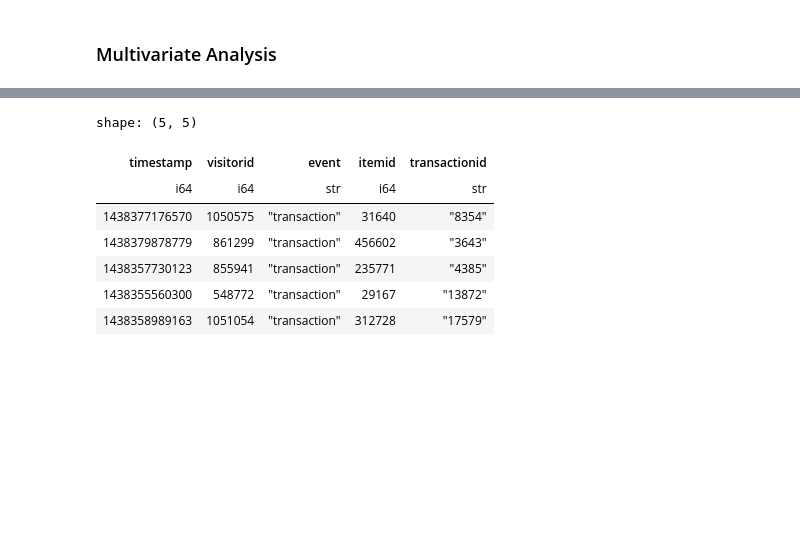
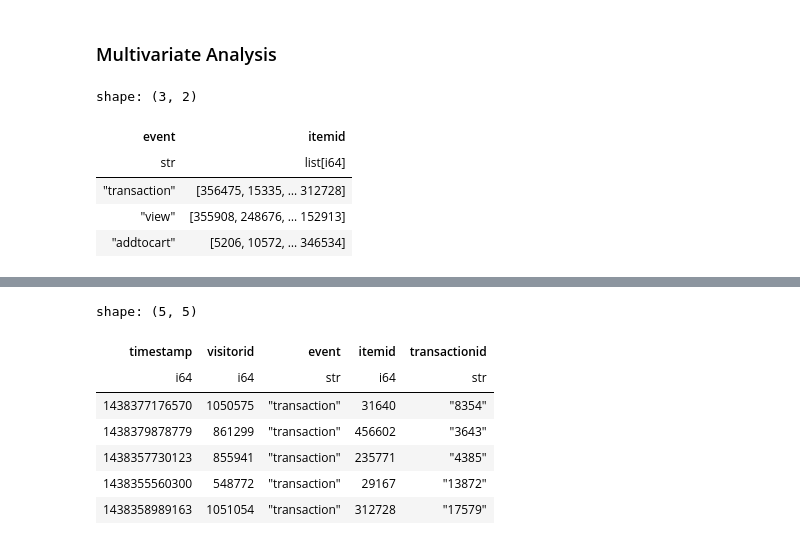
Before and after one commit to Andrew-Bordei/Data-Science, a Jupyter notebook: recommendation_system/notebooks/eda.ipynb, the cells around one changed output, grey strips where cells are left out. Cells and saved outputs as stored; diff of their text form; code cells hidden in the pictures; blank space fills up the shorter version.

```diff
--- a/recommendation_system/notebooks/eda.ipynb
+++ b/recommendation_system/notebooks/eda.ipynb
@@ -93,2 +111,12 @@ shape: (1_669, 2)
 # %% [markdown]
 ### Multivariate Analysis
+# %%
+grouped_df = event_df.group_by(pl.col('event')).agg(pl.col('itemid'))
+grouped_df
+# %% [output]
+shape: (3, 2)
+| event | itemid |
+| str | list[i64] |
+| "transaction" | [356475, 15335, … 312728] |
+| "view" | [355908, 248676, … 152913] |
+| "addtocart" | [5206, 10572, … 346534] |
```
Also changed, not shown: parts of 12 cells of this notebook.
